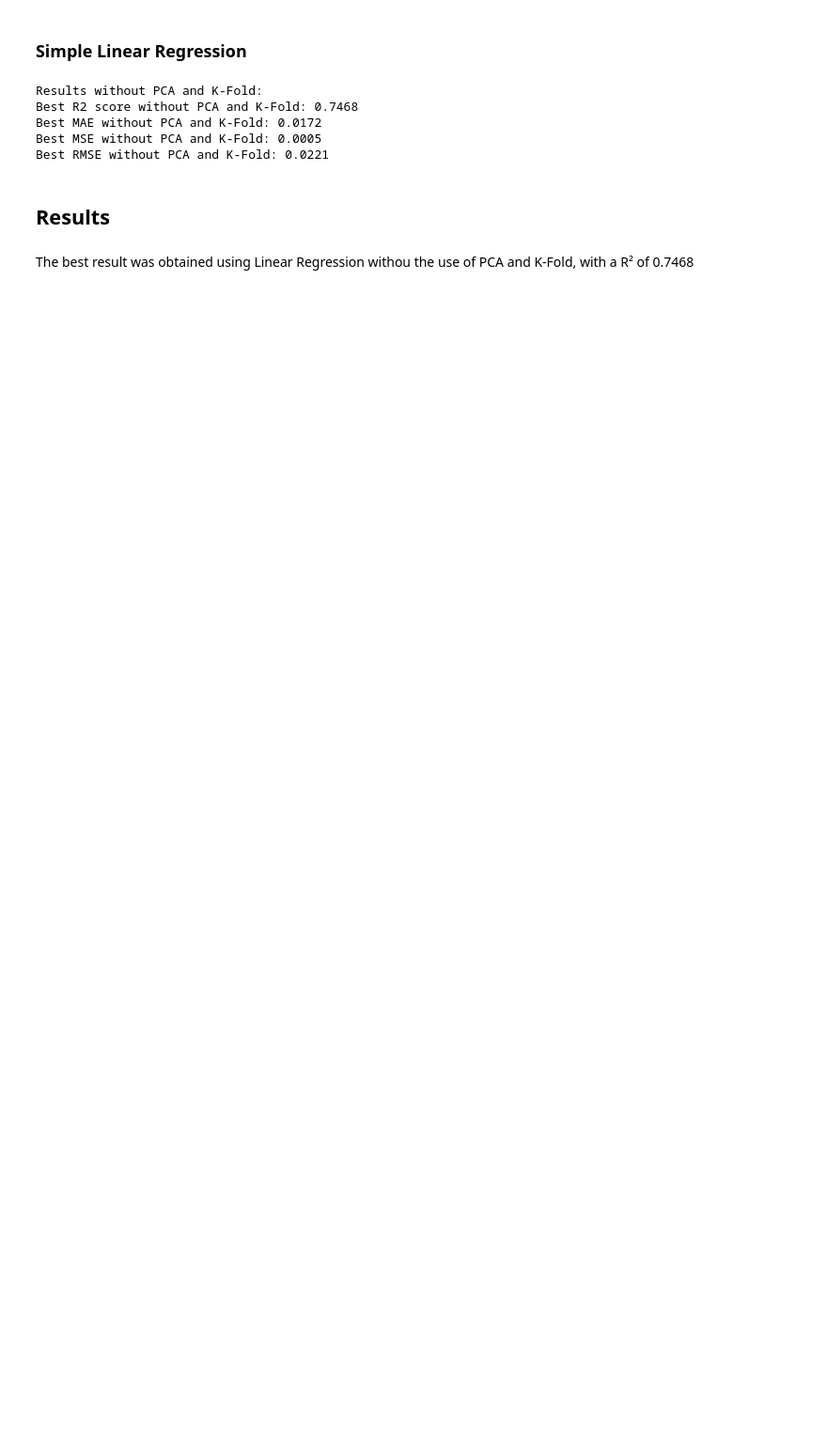
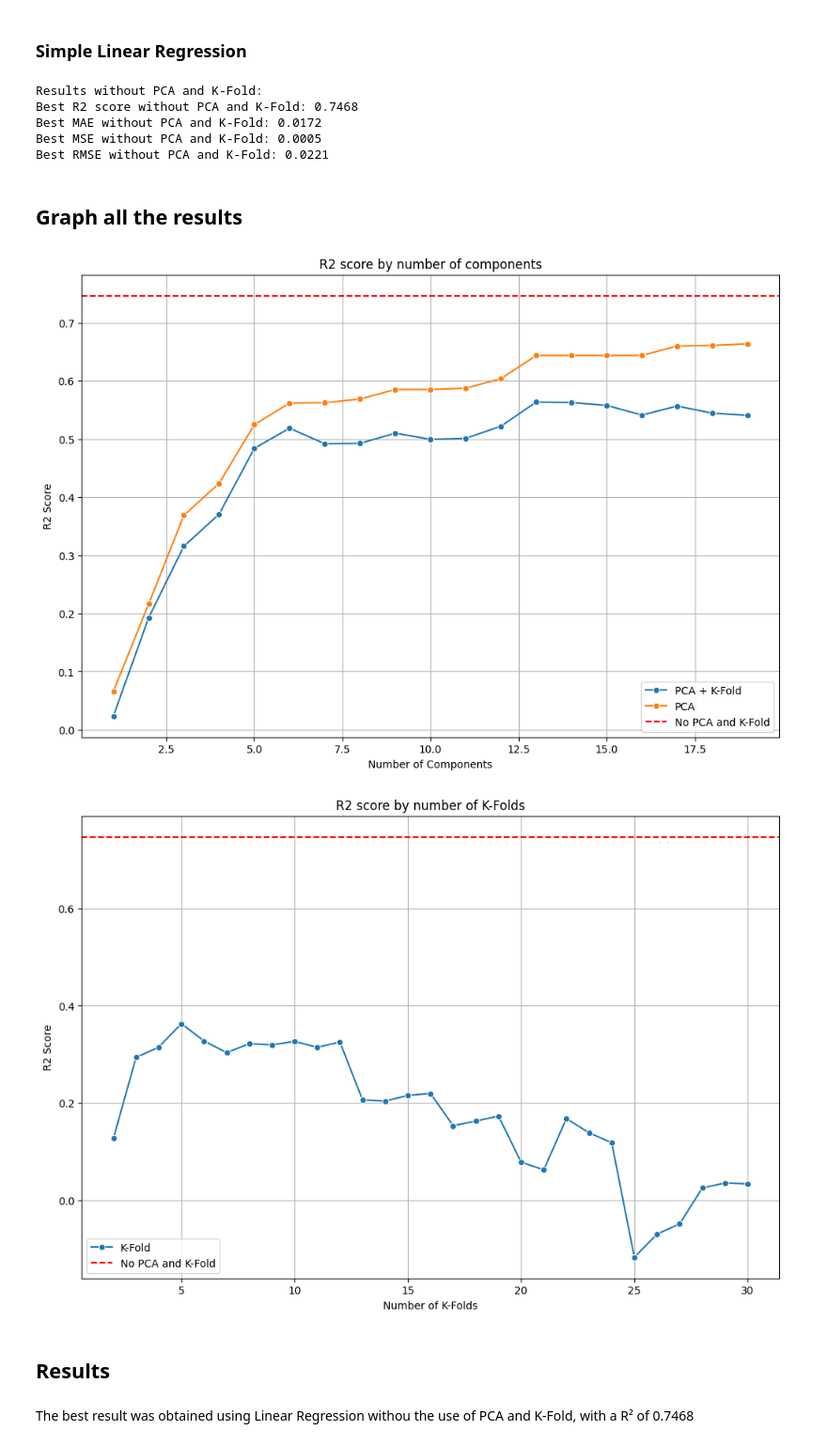
Before and after one commit to PepeuFBV/Regression-Models, a Jupyter notebook: model_LinearRegression.ipynb, the cells around one changed output. Shown at 94% size. Cells and saved outputs as stored; diff of their text form; code cells hidden in the pictures; blank space fills up the shorter version.

```diff
--- a/model_LinearRegression.ipynb
+++ b/model_LinearRegression.ipynb
@@ -214,6 +221,34 @@ Best R2 score without PCA and K-Fold: 0.7468
 Best MAE without PCA and K-Fold: 0.0172
 Best MSE without PCA and K-Fold: 0.0005
 Best RMSE without PCA and K-Fold: 0.0221
+# %% [markdown]
+## Graph all the results
+# %%
+# First plot with n_components on the x-axis
+plt.figure(figsize=(12, 8))
+sns.lineplot(data=best_k_folds, x='n_components', y='r2', marker='o', label='PCA + K-Fold')
+sns.lineplot(data=df_results_no_kfold, x='n_components', y='r2', marker='o', label='PCA')
+plt.axhline(r2_no_pca, color='red', linestyle='--', label='No PCA and K-Fold')
+plt.title('R2 score by number of components')
+plt.xlabel('Number of Components')
+plt.ylabel('R2 Score')
+plt.grid(True)
+plt.legend()
+plt.show()
+
+# Second plot with n_folds on the x-axis
+plt.figure(figsize=(12, 8))
+sns.lineplot(data=df_results_no_pca, x='n_folds', y='r2', marker='o', label='K-Fold')
+plt.axhline(r2_no_pca, color='red', linestyle='--', label='No PCA and K-Fold')
+plt.title('R2 score by number of K-Folds')
+plt.xlabel('Number of K-Folds')
+plt.ylabel('R2 Score')
+plt.grid(True)
+plt.legend()
+plt.show()
+# %% [output]
+[figure, added]
+[figure, added]
 # %% [markdown]
 ## Results
 # %% [markdown]
```
Also changed, not shown: parts of 3 cells of this notebook, 5 other files.
